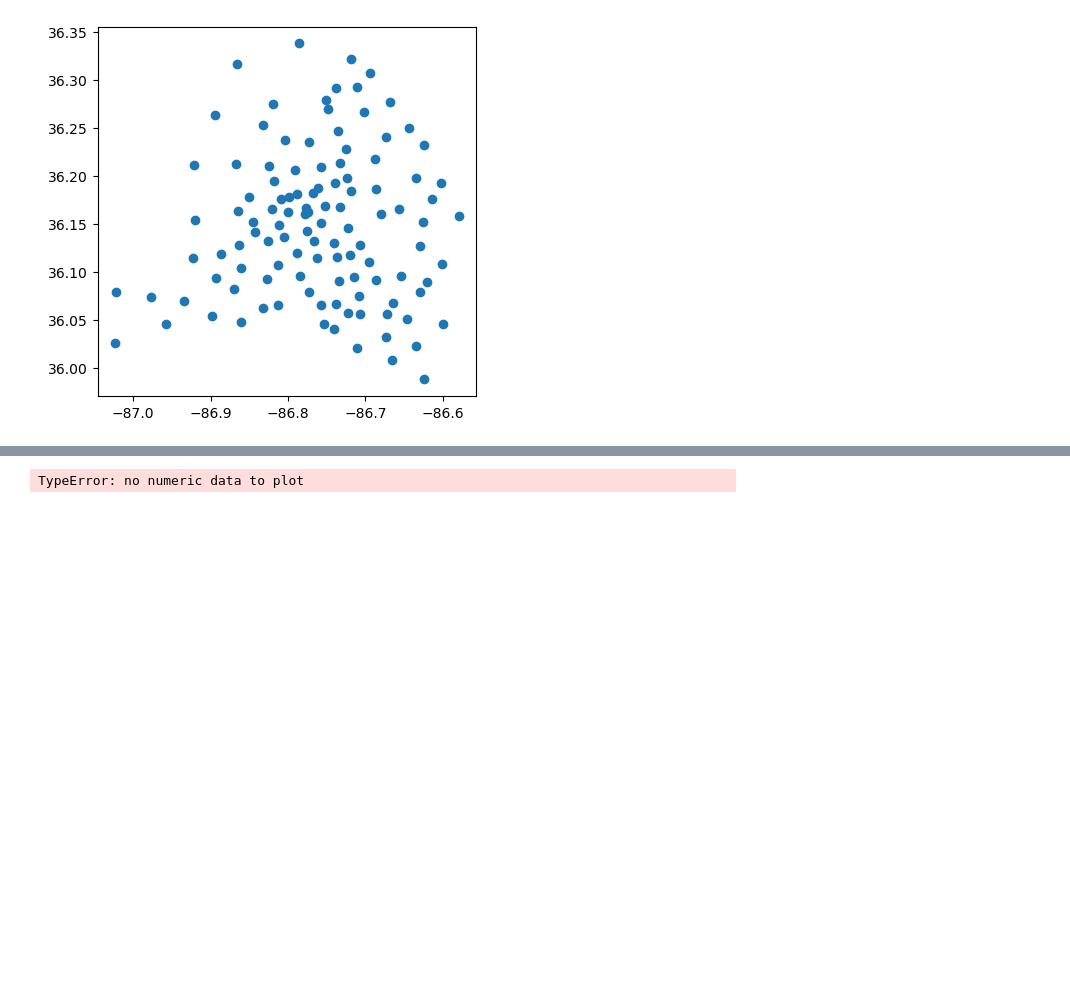
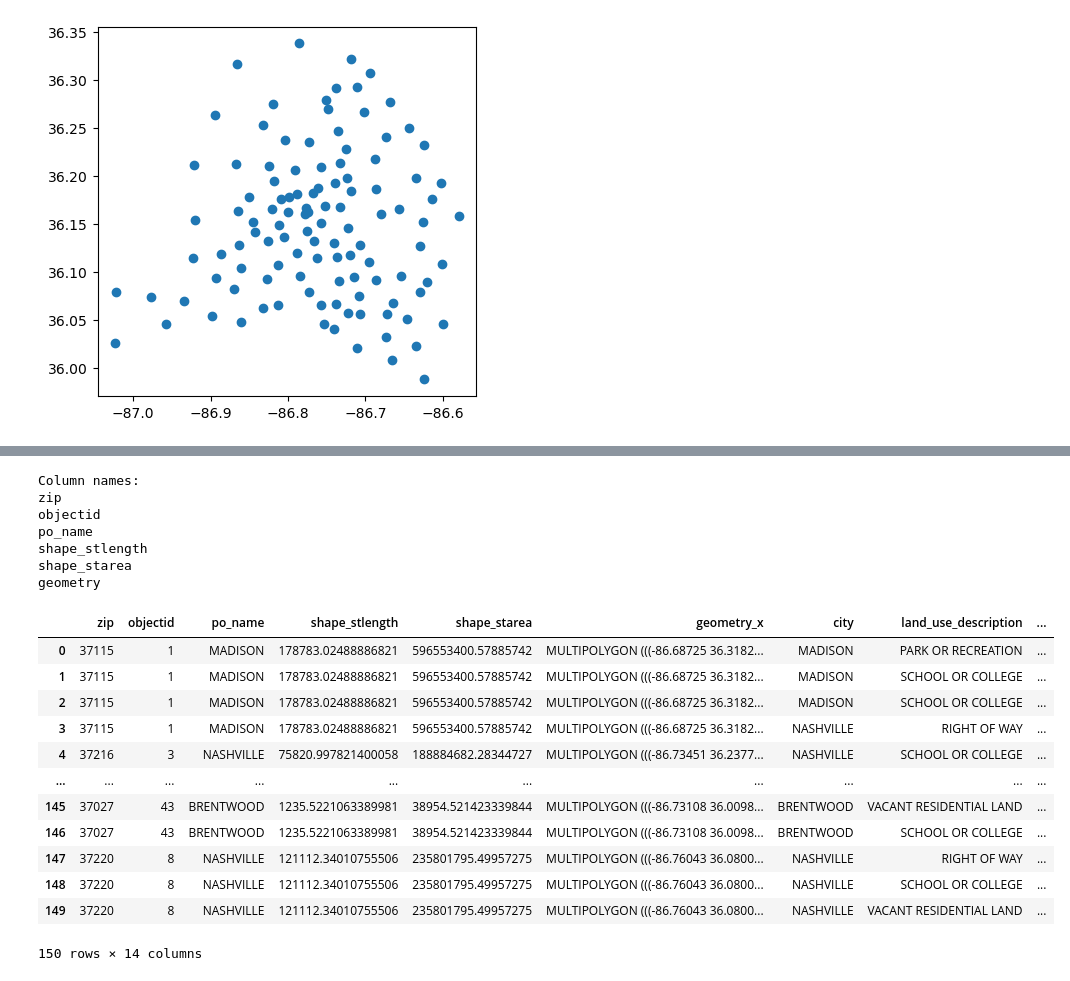
Before and after one commit to NSS-Data-Analytics-Cohort-11/geospatial-workshop-mdaltharper, a Jupyter notebook: notebooks/nado_siren.ipynb, the cells around one changed output, grey strips where cells are left out. Drawn from its saved outputs; the diff is of its cells as text; code cells hidden in the pictures; blank space fills up the shorter version.

```diff
--- a/notebooks/nado_siren.ipynb
+++ b/notebooks/nado_siren.ipynb
@@ -40,3 +69,13 @@ NameError: name 'geoplot' is not defined
 # %%
+column_names = zipcodes_data.columns
+print("Column names:")
+for col in column_names:
+    print(col)
 # %% [output]
-TypeError: no numeric data to plot
+Column names:
+zip
+objectid
+po_name
+shape_stlength
+shape_starea
+geometry
@@ -42,0 +84,16 @@ TypeError: no numeric data to plot
+# %%
+merged_data
+# %% [output]
+|  | zip | objectid | po_name | shape_stlength | shape_starea | geometry_x | city | land_use_description | ... |
+| 0 | 37115 | 1 | MADISON | 178783.02488886821 | 596553400.57885742 | MULTIPOLYGON (((-86.68725 36.3182... | MADISON | PARK OR RECREATION | ... |
+| 1 | 37115 | 1 | MADISON | 178783.02488886821 | 596553400.57885742 | MULTIPOLYGON (((-86.68725 36.3182... | MADISON | SCHOOL OR COLLEGE | ... |
+| 2 | 37115 | 1 | MADISON | 178783.02488886821 | 596553400.57885742 | MULTIPOLYGON (((-86.68725 36.3182... | MADISON | SCHOOL OR COLLEGE | ... |
+| 3 | 37115 | 1 | MADISON | 178783.02488886821 | 596553400.57885742 | MULTIPOLYGON (((-86.68725 36.3182... | NASHVILLE | RIGHT OF WAY | ... |
+| 4 | 37216 | 3 | NASHVILLE | 75820.997821400058 | 188884682.28344727 | MULTIPOLYGON (((-86.73451 36.2377... | NASHVILLE | SCHOOL OR COLLEGE | ... |
+| ... | ... | ... | ... | ... | ... | ... | ... | ... | ... |
+| 145 | 37027 | 43 | BRENTWOOD | 1235.5221063389981 | 38954.521423339844 | MULTIPOLYGON (((-86.73108 36.0098... | BRENTWOOD | VACANT RESIDENTIAL LAND | ... |
+| 146 | 37027 | 43 | BRENTWOOD | 1235.5221063389981 | 38954.521423339844 | MULTIPOLYGON (((-86.73108 36.0098... | BRENTWOOD | SCHOOL OR COLLEGE | ... |
+| 147 | 37220 | 8 | NASHVILLE | 121112.34010755506 | 235801795.49957275 | MULTIPOLYGON (((-86.76043 36.0800... | NASHVILLE | RIGHT OF WAY | ... |
+| 148 | 37220 | 8 | NASHVILLE | 121112.34010755506 | 235801795.49957275 | MULTIPOLYGON (((-86.76043 36.0800... | NASHVILLE | SCHOOL OR COLLEGE | ... |
+| 149 | 37220 | 8 | NASHVILLE | 121112.34010755506 | 235801795.49957275 | MULTIPOLYGON (((-86.76043 36.0800... | NASHVILLE | VACANT RESIDENTIAL LAND | ... |
+150 rows × 14 columns
```
Also changed, not shown: parts of 7 cells of this notebook.
